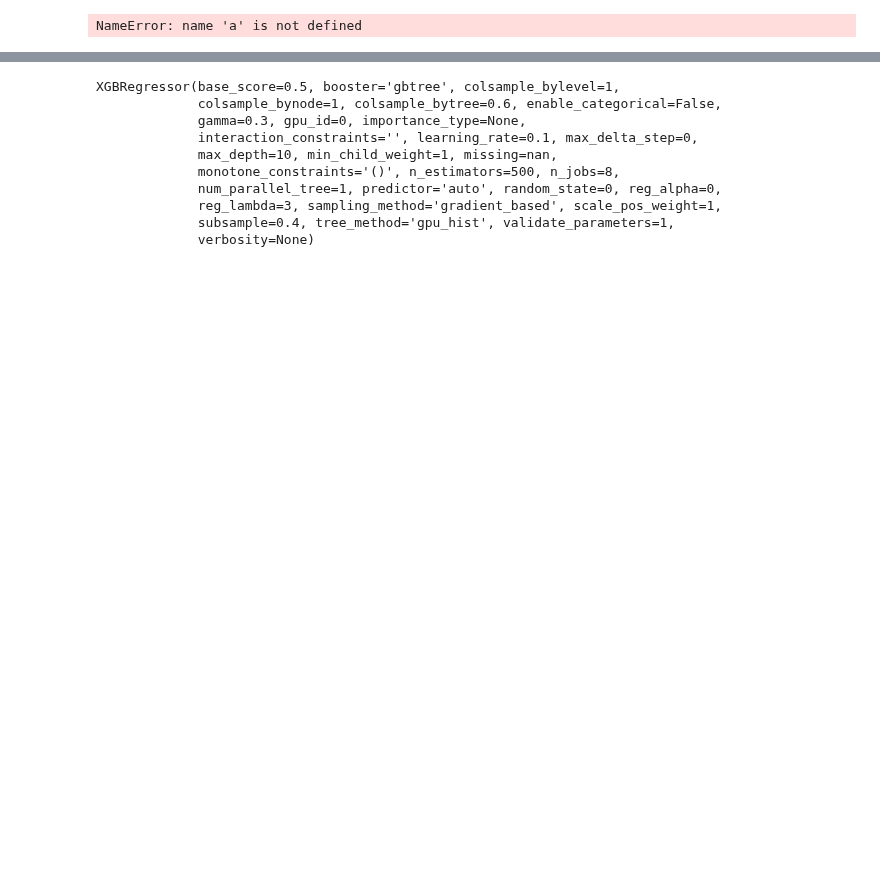
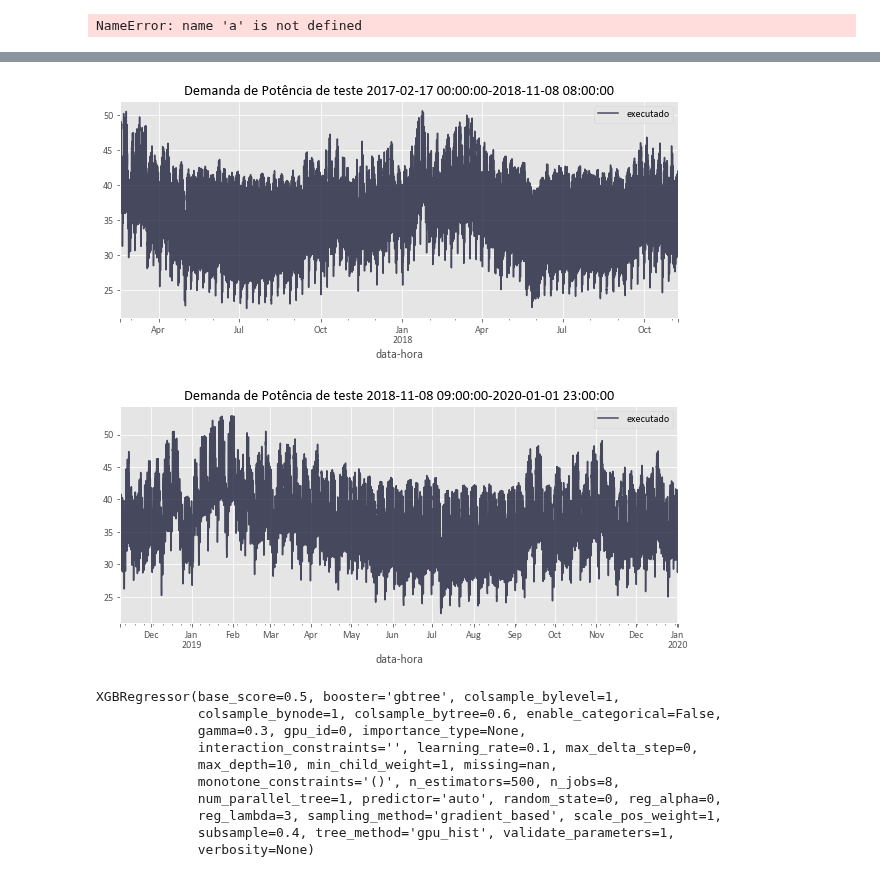
Before and after one commit to Alorencatto/tcc, a Jupyter notebook: model-1.ipynb, the cells around one changed output, grey strips where cells are left out. Saved outputs shown, nothing was run; the diff lists cells and outputs as text; code cells hidden in the pictures; blank space fills up the shorter version.

```diff
--- a/model-1.ipynb
+++ b/model-1.ipynb
@@ -138,3 +177,54 @@ y_test_xg = df_test_xg["val_cargaenergiahomwmed"]
+# %%
+#Plots
+
+df_train_lr : pd.DataFrame = df_train_xg.copy()
+df_test_lr : pd.DataFrame = df_test_xg.copy()
+
+
+
+
+# Comportamento dos dados de treino
+df_train_lr.plot(
+    y="executado",
+    figsize=(10, 4),
+    title=f"Demanda de Potência de teste {min(df_train_lr.index)}-{max(df_train_lr.index)}",
+    c=dark_blue,
+    alpha=0.75,
+)
+plt.show()
+
+# Comportamento dos dados de teste
+df_test_xg.plot(
+    y="executado",
+    figsize=(10, 4),
+    title=f"Demanda de Potência de teste {min(df_test_xg.index)}-{max(df_test_xg.index)}",
+    c=dark_blue,
+    alpha=0.75,
+)
+plt.show()
+
+# # 2019 - 2021
+# df_demanda_potencia.loc["2019-01-01":"2021-12-31"].plot(
+#     y="executado",
+#     figsize=(10, 4),
+#     title="Demanda de Potência 2019-2021",
+#     c=dark_blue,
+#     alpha=0.75,
+# )
+# plt.show()
+
+# # Efeito Covid
+# df_demanda_potencia.loc["2020-01-01":"2021-05-01"].plot(
+#     y="executado",
+#     figsize=(10, 4),
+#     title="Demanda de Potência 2020 - 2021 (Efeito Covid 19)",
+#     c=dark_blue,
+#     alpha=0.75,
+# )
+# plt.show()
+# %% [output]
+[figure, added]
+[figure, added]
 # %%
 X_train_xg.to_csv("./data/temp/X_train_xg.csv")
 y_train_xg.to_csv("./data/temp/y_train_xg.csv")
```
Also changed, not shown: parts of 18 cells of this notebook.
